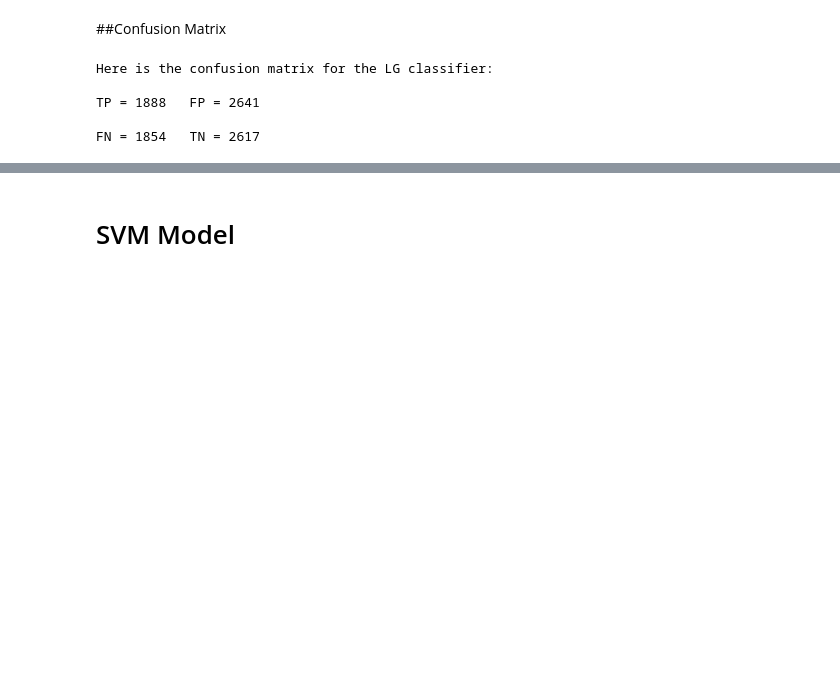
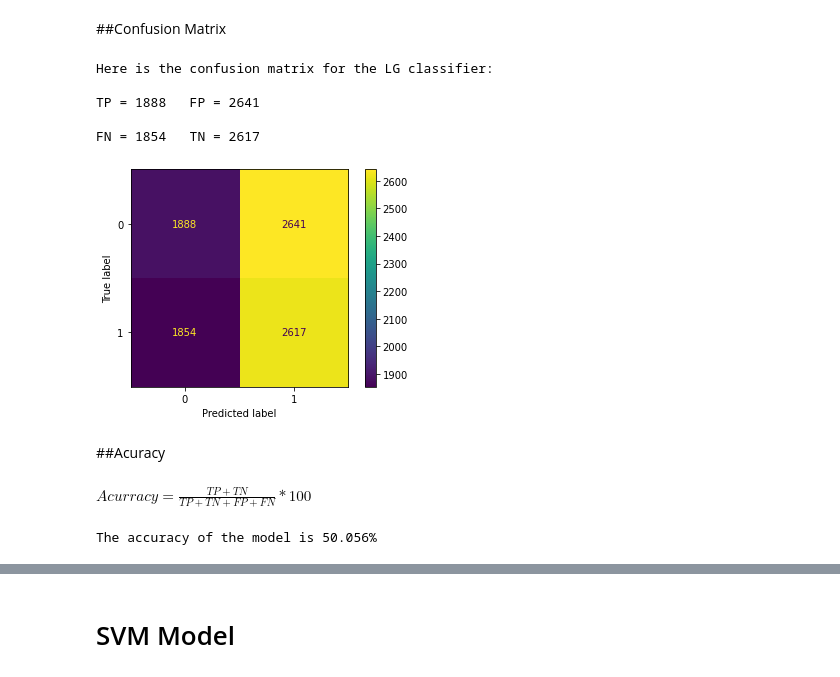
Before and after one commit to as2c/MLP---Cosmology, a Jupyter notebook: Optimization/Model_Evaluation.ipynb, the cells around one changed output, grey strips where cells are left out. Cells and saved outputs as stored; diff of their text form; code cells hidden in the pictures; blank space fills up the shorter version.

```diff
--- a/Optimization/Model_Evaluation.ipynb
+++ b/Optimization/Model_Evaluation.ipynb
@@ -282,3 +282,18 @@ Here is the confusion matrix for the LG classifier:
 TP = 1888   FP = 2641
 
 FN = 1854   TN = 2617
+# %%
+from sklearn.metrics import plot_confusion_matrix
+plot_confusion_matrix( classifier, X_test, Y_test)
+plt.show()
+# %% [output]
+[figure, added]
+# %% [markdown]
+##Acuracy
+# %% [markdown]
+$Acurracy = \frac{TP + TN}{TP+TN+FP+FN} * 100$
+# %%
+acurracy = (conf_matrix[0][0]+conf_matrix[1][1])/(conf_matrix[0][0]+conf_matrix[0][1]+conf_matrix[1][0]+conf_matrix[1][1])
+print('The accuracy of the model is {}%' .format(round(acurracy*100, 3)))
+# %% [output]
+The accuracy of the model is 50.056%
```
Also changed, not shown: parts of 3 cells of this notebook.
